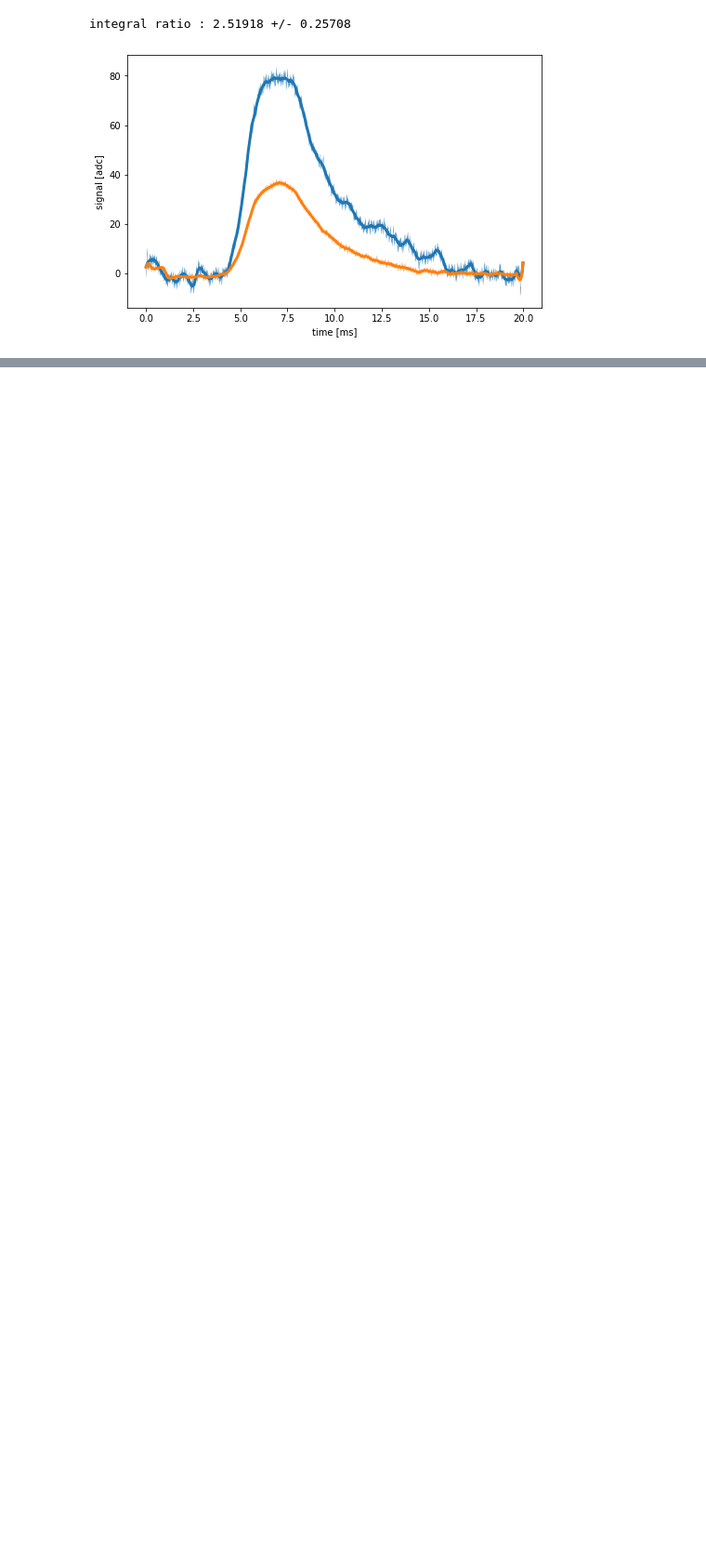
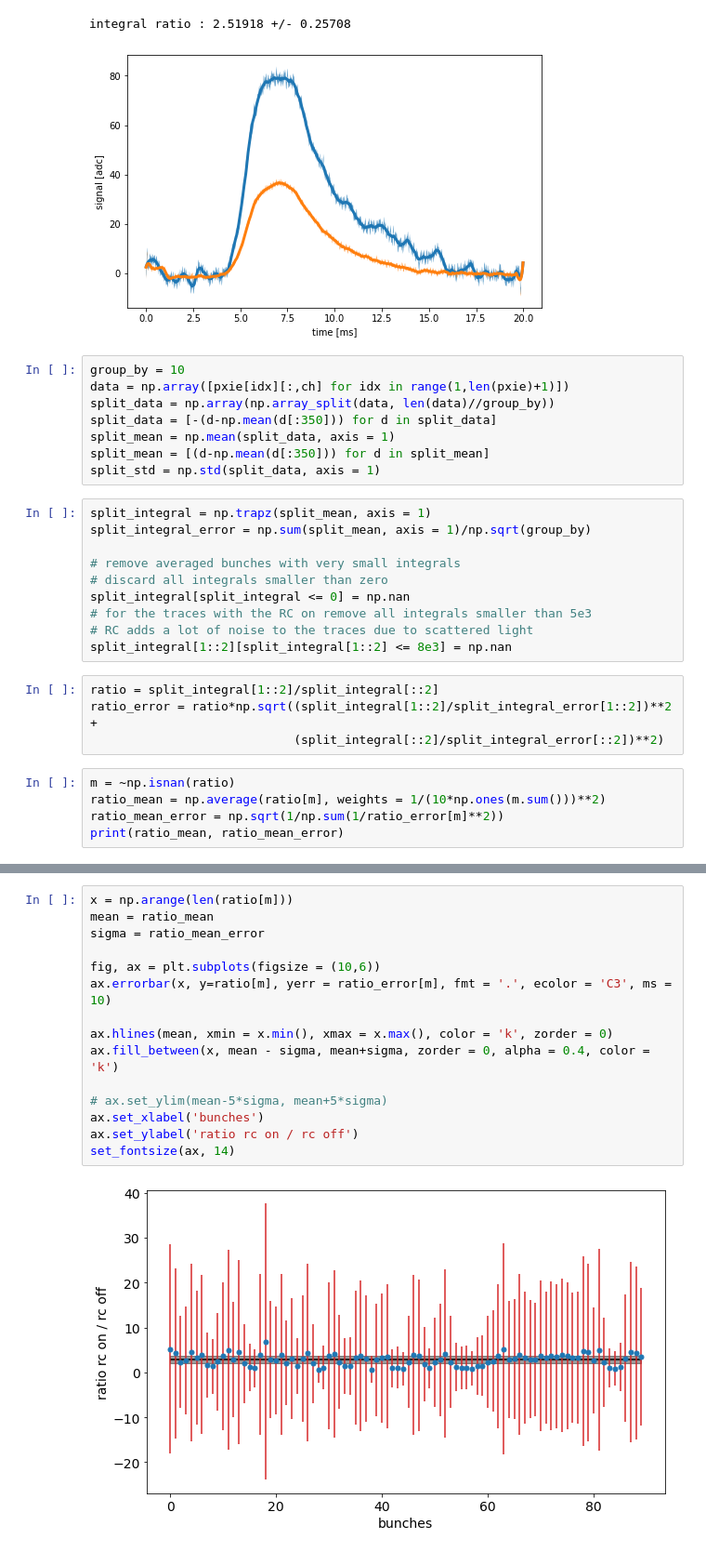
Before and after one commit to ograsdijk/CeNTREX-notebooks, a Jupyter notebook: rotational cooling/2020_10_9 Rotational Cooling low detection power.ipynb, the cells around one changed output, grey strips where cells are left out. Shown at 93% size. Saved outputs shown, nothing was run; the diff lists cells and outputs as text; blank space fills up the shorter version.

Commit message:
Added bunched ratio comparison

```diff
--- a/rotational cooling/2020_10_9 Rotational Cooling low detection power.ipynb
+++ b/rotational cooling/2020_10_9 Rotational Cooling low detection power.ipynb
@@ -101,3 +101,30 @@ print(f'integral ratio : {np.trapz(-yo)/np.trapz(-yc):.5f} +/- {trapz_error:.5f}
 # %% [output]
 integral ratio : 2.51918 +/- 0.25708
 [figure]
+# %%
+group_by = 10
+data = np.array([pxie[idx][:,ch] for idx in range(1,len(pxie)+1)])
+split_data = np.array(np.array_split(data, len(data)//group_by))
+split_data = [-(d-np.mean(d[:350])) for d in split_data]
+split_mean = np.mean(split_data, axis = 1)
+split_mean = [(d-np.mean(d[:350])) for d in split_mean]
+split_std = np.std(split_data, axis = 1)
+# %%
+split_integral = np.trapz(split_mean, axis = 1)
+split_integral_error = np.sum(split_mean, axis = 1)/np.sqrt(group_by)
+
+# remove averaged bunches with very small integrals
+# discard all integrals smaller than zero
+split_integral[split_integral <= 0] = np.nan
+# for the traces with the RC on remove all integrals smaller than 5e3
+# RC adds a lot of noise to the traces due to scattered light
+split_integral[1::2][split_integral[1::2] <= 8e3] = np.nan
+# %%
+ratio = split_integral[1::2]/split_integral[::2]
+ratio_error = ratio*np.sqrt((split_integral[1::2]/split_integral_error[1::2])**2 +
+                            (split_integral[::2]/split_integral_error[::2])**2)
+# %%
+m = ~np.isnan(ratio)
+ratio_mean = np.average(ratio[m], weights = 1/(10*np.ones(m.sum()))**2)
+ratio_mean_error = np.sqrt(1/np.sum(1/ratio_error[m]**2))
+print(ratio_mean, ratio_mean_error)
@@ -103,0 +133,17 @@ integral ratio : 2.51918 +/- 0.25708
+# %%
+x = np.arange(len(ratio[m]))
+mean = ratio_mean
+sigma = ratio_mean_error
+
+fig, ax = plt.subplots(figsize = (10,6))
+ax.errorbar(x, y=ratio[m], yerr = ratio_error[m], fmt = '.', ecolor = 'C3', ms = 10)
+
+ax.hlines(mean, xmin = x.min(), xmax = x.max(), color = 'k', zorder = 0)
+ax.fill_between(x, mean - sigma, mean+sigma, zorder = 0, alpha = 0.4, color = 'k')
+
+# ax.set_ylim(mean-5*sigma, mean+5*sigma)
+ax.set_xlabel('bunches')
+ax.set_ylabel('ratio rc on / rc off')
+set_fontsize(ax, 14)
+# %% [output]
+[figure, added]
```
Also changed, not shown: parts of 4 cells of this notebook.
